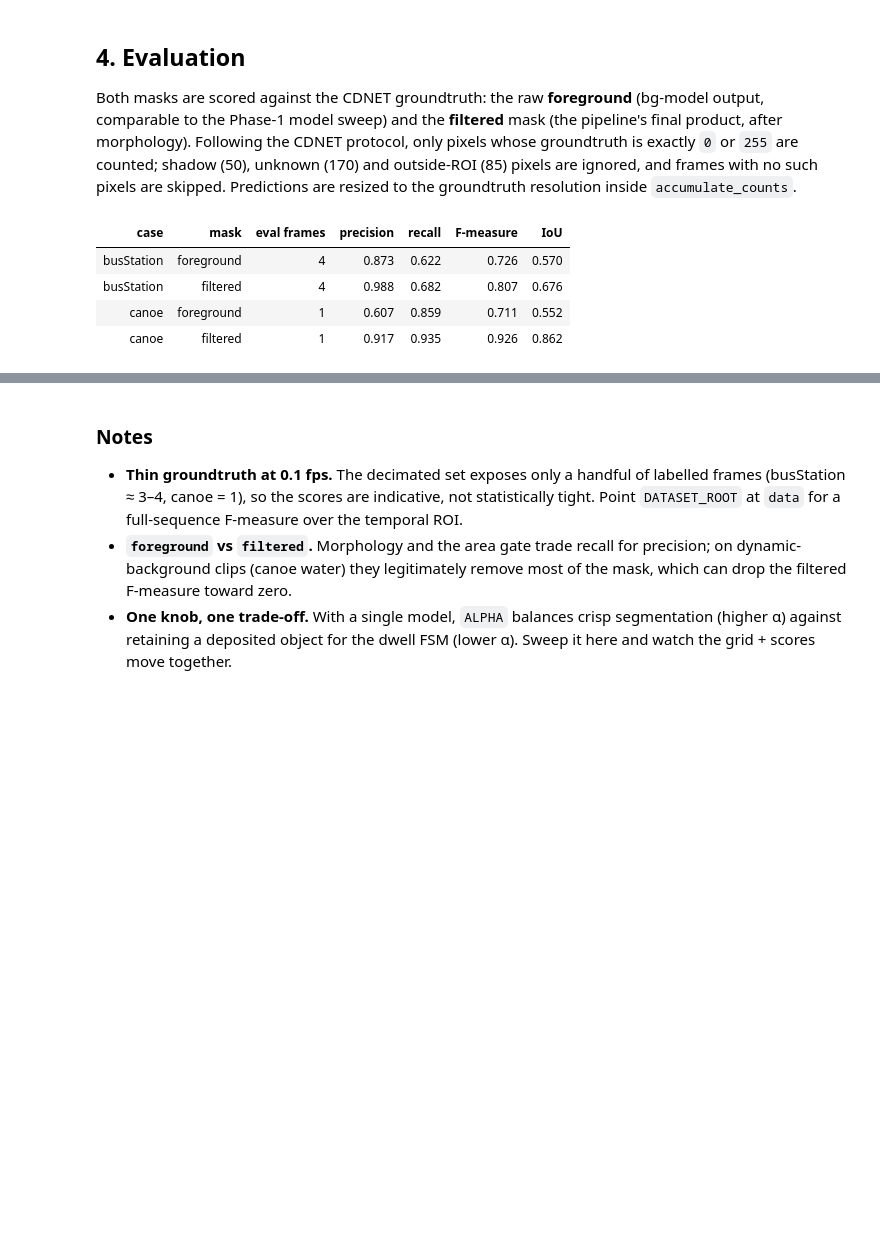
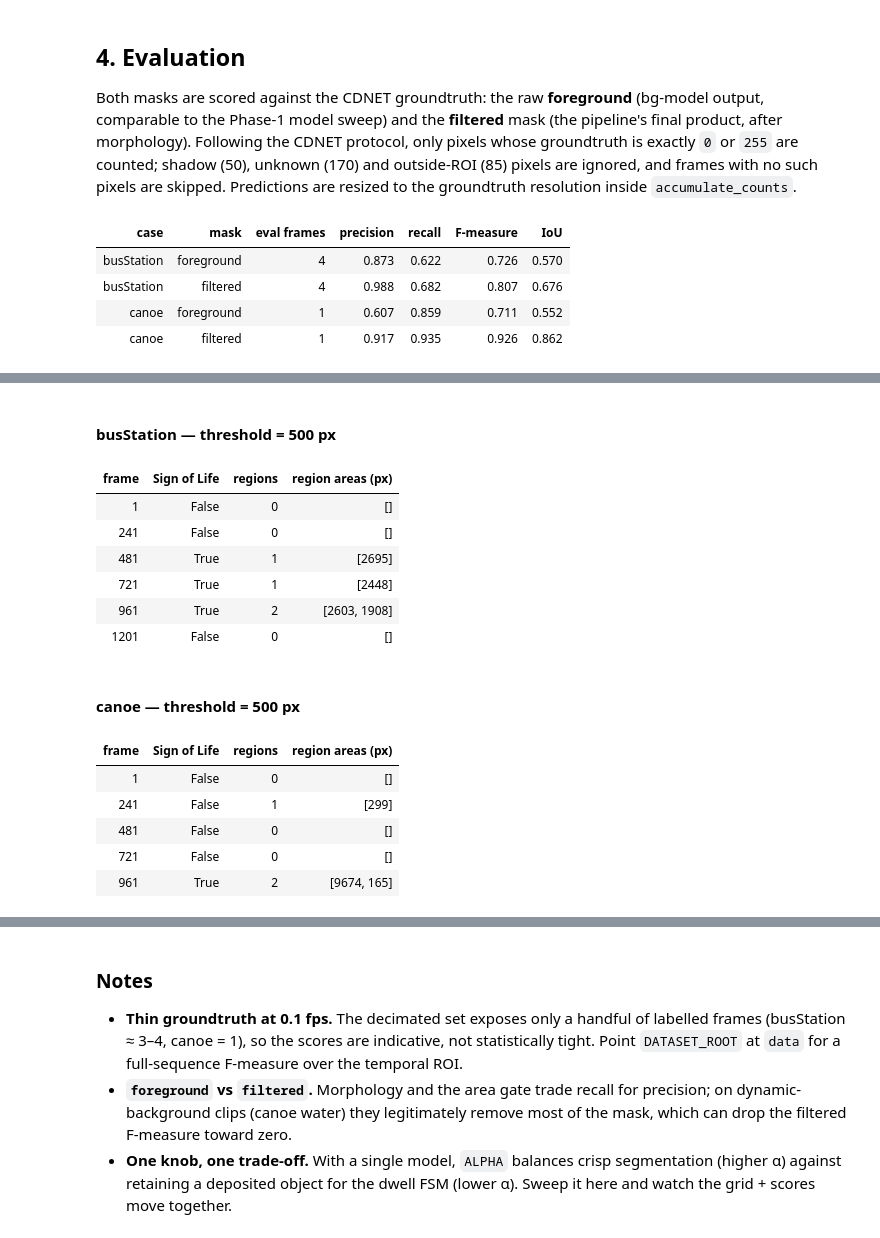
Before and after one commit to klymya/pg-research, a Jupyter notebook: background_subtraction/pipeline_experiments.ipynb, the cells around one changed output, grey strips where cells are left out. Drawn from its saved outputs; the diff is of its cells as text; code cells hidden in the pictures; blank space fills up the shorter version.

```diff
--- a/background_subtraction/pipeline_experiments.ipynb
+++ b/background_subtraction/pipeline_experiments.ipynb
@@ -84,6 +91,17 @@ BLOB = BlobConfig(
     implementation=IMPLEMENTATION,  # native = scr.native_ops morphology
 )
 
+# ---- Layer 3: per-frame Sign-of-Life trigger -----------------------------
+# The frame is flagged Sign-of-Life when ANY region (blob) surviving the
+# structural filter has an area >= this many pixels. Independent of the dwell
+# FSM. Tune against the region areas shown in the per-case tables (section 5).
+SOL_AREA_THRESHOLD = 500
+
+# ---- Output --------------------------------------------------------------
+# Folder for the dumped per-frame masks + sign_of_life.txt report. Uses the
+# same layout/format as the C++ tool's results_cpp for a direct comparison.
+RESULTS_DIR = "results_notebook"
+
 # ---- Visualisation / scoring ---------------------------------------------
 GRID_MAX_FRAMES = 6               # rows per case grid (evenly sampled)
 FG_THRESHOLD = 127                # prediction > this counts as foreground
@@ -102,6 +120,7 @@ def build_config() -> PipelineConfig:
             implementation=IMPLEMENTATION,
         ),
         blob=BLOB,
+        sign_of_life=SignOfLifeConfig(area_threshold=SOL_AREA_THRESHOLD),
     )
 
 
@@ -289,0 +352,43 @@ scores.style.format(
+# %%
+def sol_table(records: list[dict]) -> pd.DataFrame:
+    """Per-frame Sign-of-Life flag and the areas of every detected region."""
+    rows = []
+    for record in records:
+        areas = sorted((int(b.area) for b in record["blobs"]), reverse=True)
+        rows.append(
+            {
+                "frame": record["number"],
+                "Sign of Life": bool(record["sign_of_life"]),
+                "regions": len(areas),
+                "region areas (px)": areas,
+            }
+        )
+    return pd.DataFrame(rows)
+
+
+def _flag_colour(flag: bool) -> str:
+    return "background-color: #b7e4a0" if flag else "background-color: #f4b9b9"
+
+
+for case in CASES:
+    display(Markdown(f"#### {case} — threshold = {SOL_AREA_THRESHOLD} px"))
+    table = sol_table(results[case])
+    display(
+        table.style.hide(axis="index").map(_flag_colour, subset=["Sign of Life"])
+    )
+# %% [output]
+#### busStation — threshold = 500 px
+| frame | Sign of Life | regions | region areas (px) |
+| 1 | False | 0 | [] |
+| 241 | False | 0 | [] |
+| 481 | True | 1 | [2695] |
+| 721 | True | 1 | [2448] |
+| 961 | True | 2 | [2603, 1908] |
+| 1201 | False | 0 | [] |
+#### canoe — threshold = 500 px
+| frame | Sign of Life | regions | region areas (px) |
+| 1 | False | 0 | [] |
+| 241 | False | 1 | [299] |
+| 481 | False | 0 | [] |
+| 721 | False | 0 | [] |
+| 961 | True | 2 | [9674, 165] |
```
Also changed, not shown: parts of 10 cells of this notebook, 42 other files.
